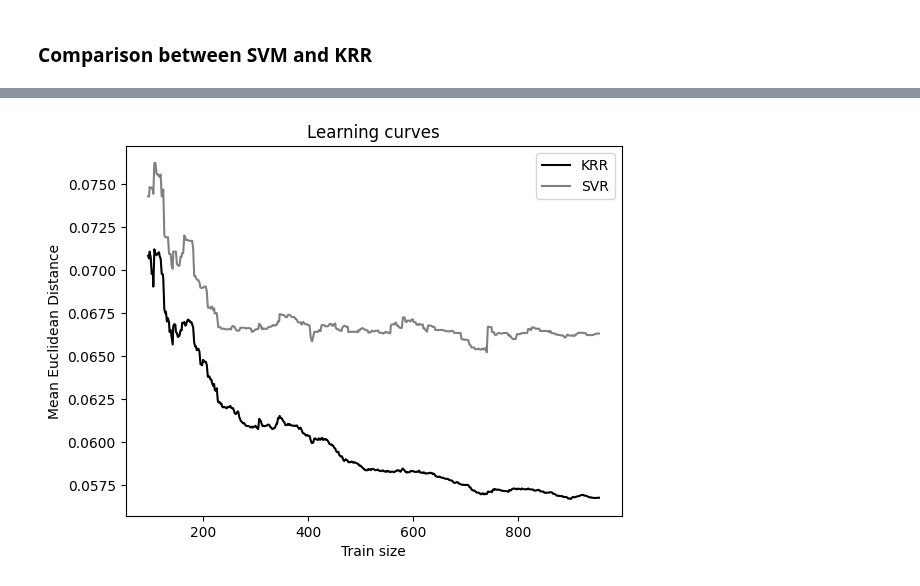
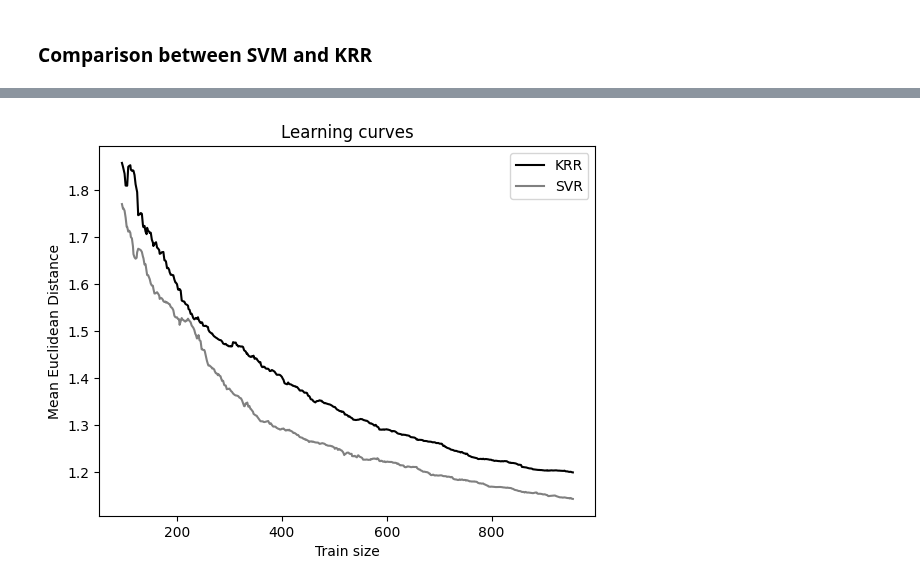
Before and after one commit to CarloTosoni99/ML_prj, a Jupyter notebook: ML_cup_SVM.ipynb, the cells around one changed output, grey strips where cells are left out. Drawn from its saved outputs; the diff is of its cells as text; code cells hidden in the pictures.

```diff
--- a/ML_cup_SVM.ipynb
+++ b/ML_cup_SVM.ipynb
@@ -197,13 +209,12 @@ poly_classifier_1 = grid.best_estimator_
 # %%
 C_range = np.logspace(-2, 5, 30, base = 2)
 gamma_range = np.logspace(-9, 3, 30, base = 2)
-epsilon_range = np.arange(0.1, 0.5, 0.1)
+epsilon_range = np.logspace(-10, 0.1, 5, base = 2)
 
-param_grid = dict(
-    gamma = gamma_range,
-    C = C_range,
-    epsilon = epsilon_range
-)
+param_grid = [
+    {'gamma': gamma_range, 'C': C_range, 'epsilon': epsilon_range},
+    {'gamma': ['auto', 'scale'], 'C': C_range, 'epsilon': epsilon_range}
+]
 
 grid = GridSearchCV(
     SVR(kernel = 'rbf'),
@@ -229,7 +240,7 @@ rbf_classifier_2 = grid.best_estimator_
 #### linear kernel
 # %%
 C_range = np.logspace(-2, 10, 100, base = 2)
-epsilon_range = np.arange(0.1, 0.5, 0.1)
+epsilon_range = np.logspace(-10, 0.1, 5, base = 2)
 
 param_grid = dict(
     C = C_range,
@@ -262,14 +273,12 @@ linear_classifier_2 = grid.best_estimator_
 degree_range = np.arange(2, 5, 1)
 C_range = np.logspace(-9, 5, 10, base = 2)
 gamma_range = np.logspace(-9, 1, 10, base = 2)
-epsilon_range = np.arange(0.1, 0.5, 0.1)
+epsilon_range = np.logspace(-10, 0.1, 5, base = 2)
 
-param_grid = dict(
-    degree = degree_range,
-    C = C_range,
-    gamma = gamma_range,
-    epsilon = epsilon_range
-)
+param_grid = [
+    {'gamma': gamma_range, 'C': C_range, 'epsilon': epsilon_range, 'degree': degree_range},
+    {'gamma': ['auto', 'scale'], 'C': C_range, 'epsilon': epsilon_range, 'degree': degree_range}
+]
 
 grid = GridSearchCV(
     SVR(kernel = 'poly'),
@@ -335,0 +347,3 @@ joblib.dump(rbf_classifier_2, './results/ml_cup/SVM/rbf_classifier_2.z')
+# %%
+svr1 = joblib.load('./results/ml_cup/KRR/rbf_krr_1.z')
+svr2 = joblib.load('./results/ml_cup/KRR/poly_krr_2.z')
@@ -372,32 +435,32 @@ plt.show()
 # %%
 plt.figure()
 
 svr = joblib.load('./results/ml_cup/SVM/rbf_classifier_2.z')
-kr = joblib.load('./results/ml_cup/KRR/rbf_krr_2.z')
+kr = joblib.load('./results/ml_cup/KRR/poly_krr_2.z')
 train_sizes, train_scores_svr, test_scores_svr = learning_curve(
     svr,
     x_mlcup_tr,
     y2_mlcup_tr,
     train_sizes = np.linspace(0.1, 1, 500),
     scoring = mean_euclidean_distance,
     cv = 5,
 )
 train_sizes_abs, train_scores_kr, test_scores_kr = learning_curve(
     kr,
     x_mlcup_tr,
     y2_mlcup_tr,
     train_sizes = np.linspace(0.1, 1, 500),
     scoring = mean_euclidean_distance,
     cv = 5,
 )
 
 plt.plot(train_sizes, -test_scores_kr.mean(1), color="black", label="KRR")
 plt.plot(train_sizes, -test_scores_svr.mean(1), color="grey", label="SVR")
 plt.xlabel("Train size")
 plt.ylabel("Mean Euclidean Distance")
 plt.title("Learning curves")
 plt.legend(loc="best")
 
 plt.show()
 # %% [output]
-[figure, old version]
+[figure, new version]
```
Also changed, not shown: parts of 26 cells of this notebook, 7 other files.
